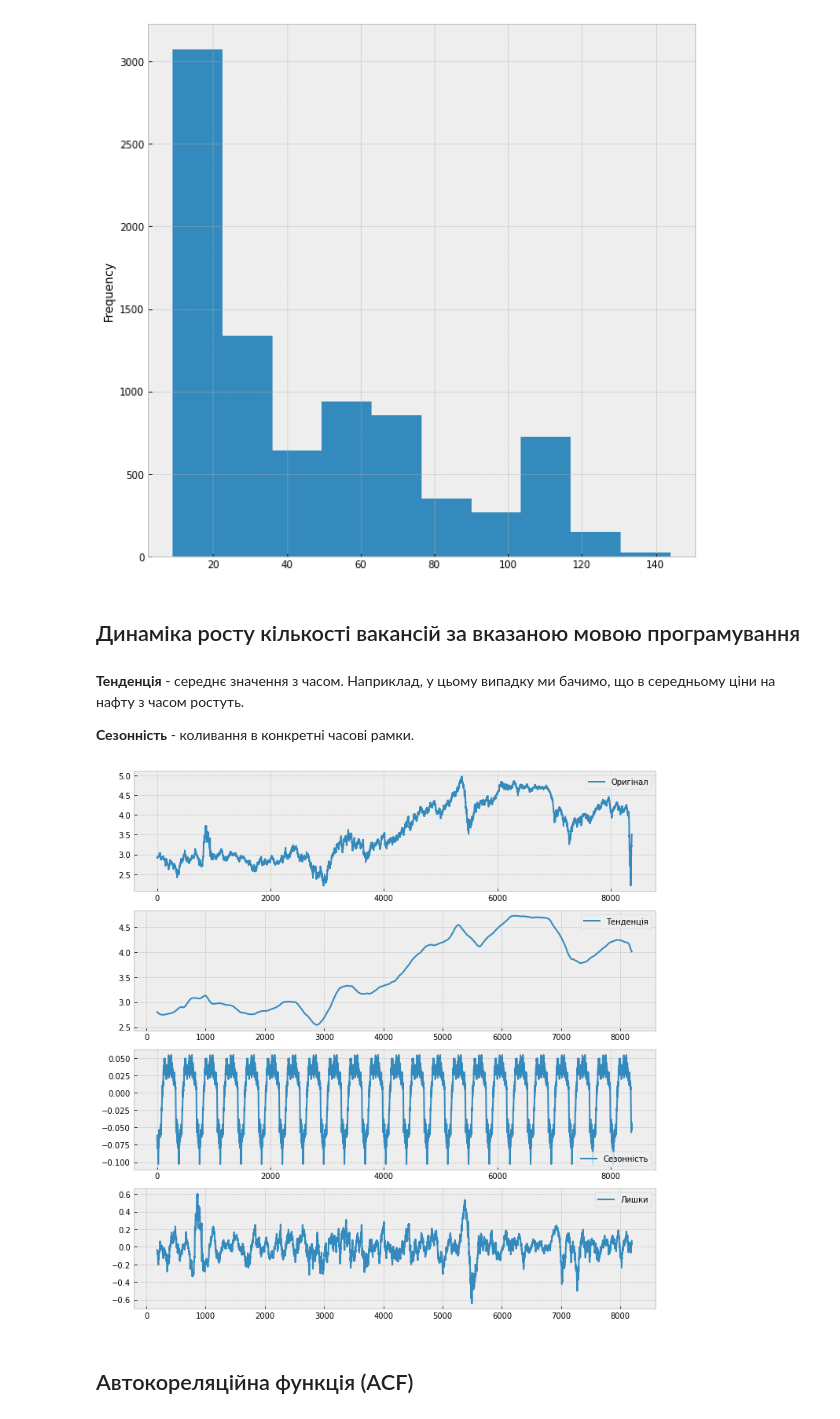
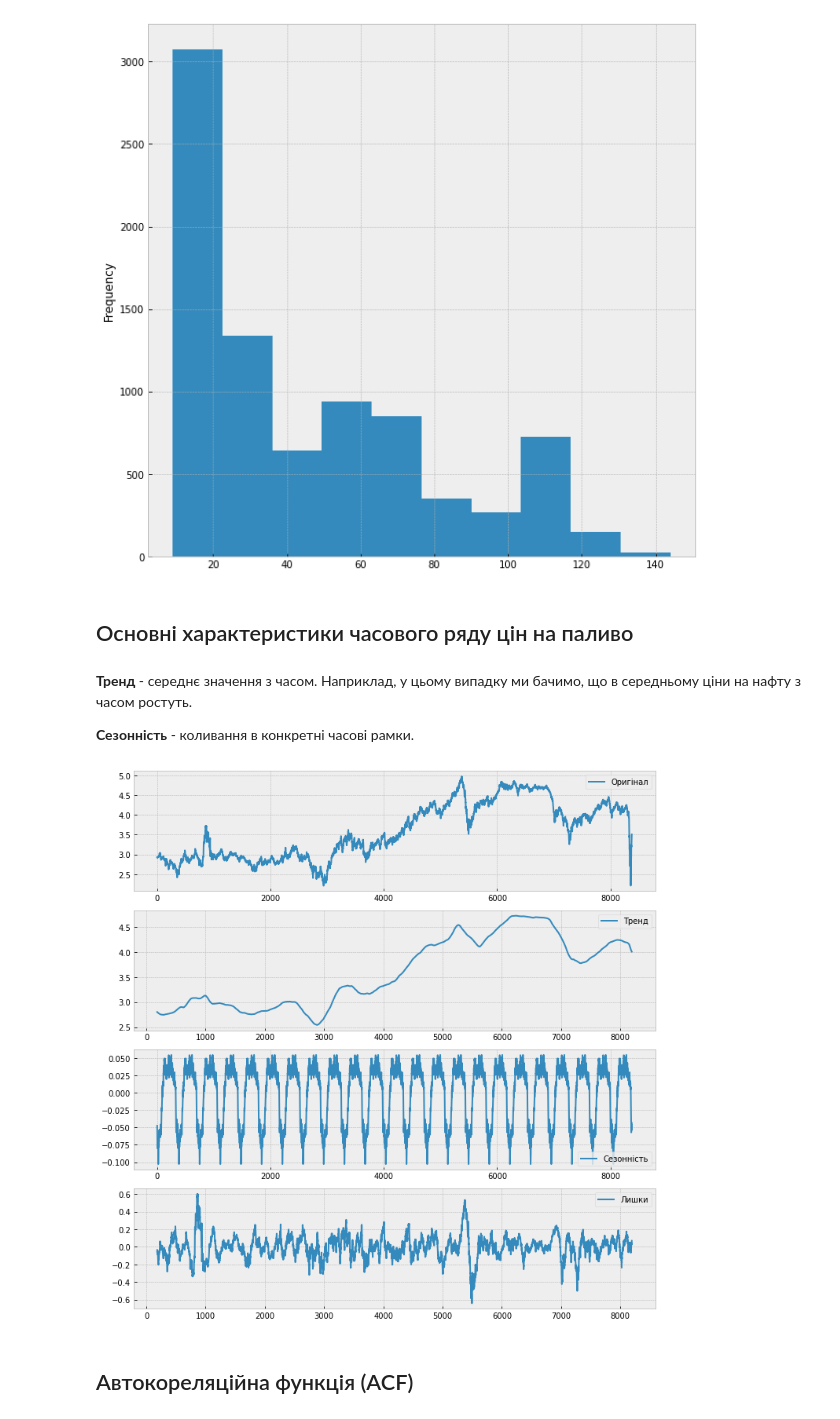
Before and after one commit to mihamor/db_course_work, a Jupyter notebook: Notebook.ipynb, the cells around one changed output. Cells and saved outputs as stored; diff of their text form; code cells hidden in the pictures.

```diff
--- a/Notebook.ipynb
+++ b/Notebook.ipynb
@@ -80,39 +80,39 @@ df['price'].plot.hist(bins=10)
 # %% [output]
 <matplotlib.axes._subplots.AxesSubplot at 0x...>
 [figure]
-# %% [markdown]
-## Динаміка росту кількості вакансій за вказаною мовою програмування
+# %% [markdown]
+## Основні характеристики часового ряду цін на паливо
 # %% [markdown]
-**Тенденція** - середнє значення з часом. Наприклад, у цьому випадку ми бачимо, що в середньому ціни на нафту з часом ростуть.
+**Тренд** - середнє значення з часом. Наприклад, у цьому випадку ми бачимо, що в середньому ціни на нафту з часом ростуть.
 
 **Сезонність** - коливання в конкретні часові рамки.
 # %%
 from statsmodels.tsa.seasonal import seasonal_decompose
 import numpy as np
 
 ts_log = np.log(df['price'])
 
 decomposition = seasonal_decompose(ts_log, period = 365)
 
 trend = decomposition.trend
 seasonal = decomposition.seasonal
 residual = decomposition.resid
 
 plt.subplot(411)
 plt.plot(ts_log, label='Оригінал')
 plt.legend(loc='best')
 plt.subplot(412)
-plt.plot(trend, label='Тенденція')
+plt.plot(trend, label='Тренд')
 plt.legend(loc='best')
 plt.subplot(413)
 plt.plot(seasonal,label='Сезонність')
 plt.legend(loc='best')
 plt.subplot(414)
 plt.plot(residual, label='Лишки')
 plt.legend(loc='best')
 plt.tight_layout()
 # %% [output]
-[figure, old version]
+[figure, new version]
 # %% [markdown]
 ## Автокореляційна функція (ACF)
 # %% [markdown]
```
Also changed, not shown: parts of 4 cells of this notebook.
